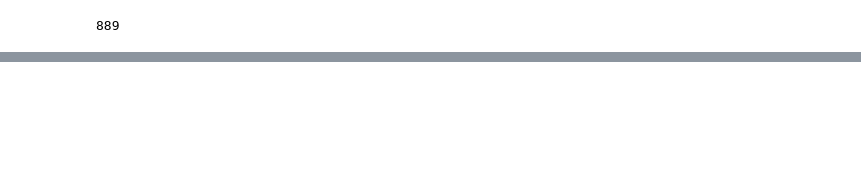
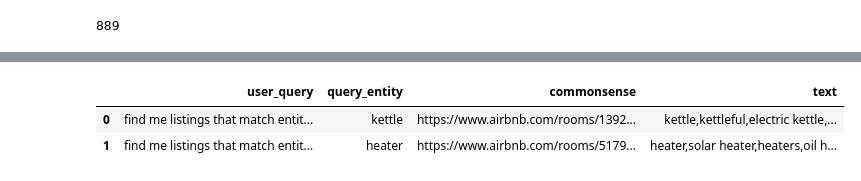
Before and after one commit to sudha-vijayakumar/299A-SMARTRec, a Jupyter notebook: 6a_ConceptNet5Query.ipynb, the cells around one changed output, grey strips where cells are left out. Cells and saved outputs as stored; diff of their text form; code cells hidden in the pictures; blank space fills up the shorter version.

```diff
--- a/6a_ConceptNet5Query.ipynb
+++ b/6a_ConceptNet5Query.ipynb
@@ -106,0 +287,67 @@ print(jsonStr)
+# %%
+def run_conceptNet5Amenity_test(prediction,topK,concept_count):
+
+	if prediction:
+		#replace with dynamic value.
+		word=str(prediction)
+		word=word.lower()
+
+		print(word)
+
+
+		user_query.append("find me listings that match entity, "+word)
+		query_entity.append(word)
+
+		print("fetching concepts related to:",word)
+		collection = getConceptTags(word, concept_count)
+
+		query_string=""
+
+		query_string="MATCH (r:Amenities)-[]-(l:Listing) WHERE "
+		tags=""
+		for item in collection:
+			query_string+="r.name=~'(?i).*"+item.lower()+".*' or "
+			tags+=item.lower()+","
+		query_string+=" r.name=~'(?i).*"+word.lower()+".*'"
+		query_string+=" RETURN l.url as url,r.name as description  LIMIT "+str(topK)+";"
+
+		query = ""+query_string+""
+		count=0
+		for row in g.run(query, query_string=query_string,k=topK):
+			# print(row)
+			print(str(row['url']))
+			domain_text.append(str(row['description']))
+			commonsense.append(str(row['url']))
+			tags_matched.append(tags.rstrip(','))
+			count+=1
+
+		if count==0:
+			domain_text.append("no matched listings")
+			commonsense.append("no matched listings")
+			tags_matched.append("no matched concepts")
+		else:
+			print('Recommendation based on the following similar ConceptNet5(common-sense network) tags:\n')
+			print(tags.rstrip(','))
+
+
+	else:
+		print("No matched listings")
+
+		return []
+
+user_query=[]
+query_entity=[]
+domain=[]
+domain_text=[]
+commonsense=[]
+tags_matched=[]
+
+for entity in top_100_entity:
+    run_conceptNet5Amenity_test(entity,1,10) #entity,topK,NoOfConcepts
+
+df = pd.DataFrame(list(zip(user_query, query_entity,commonsense,tags_matched)),
+               columns =['user_query', 'query_entity','commonsense','text'])
+test='./Data/test/'
+df.to_csv(test+'test_results_commonsense_amenity.csv')
+df.head(2)
+# %% [output]
@@ -106,0 +371,3 @@ print(jsonStr)
+|  | user_query | query_entity | commonsense | text |
+| 0 | find me listings that match entit... | kettle | https://www.airbnb.com/rooms/1392... | kettle,kettleful,electric kettle,... |
+| 1 | find me listings that match entit... | heater | https://www.airbnb.com/rooms/5179... | heater,solar heater,heaters,oil h... |
```
Also changed, not shown: parts of 17 cells of this notebook, 45 other files.
